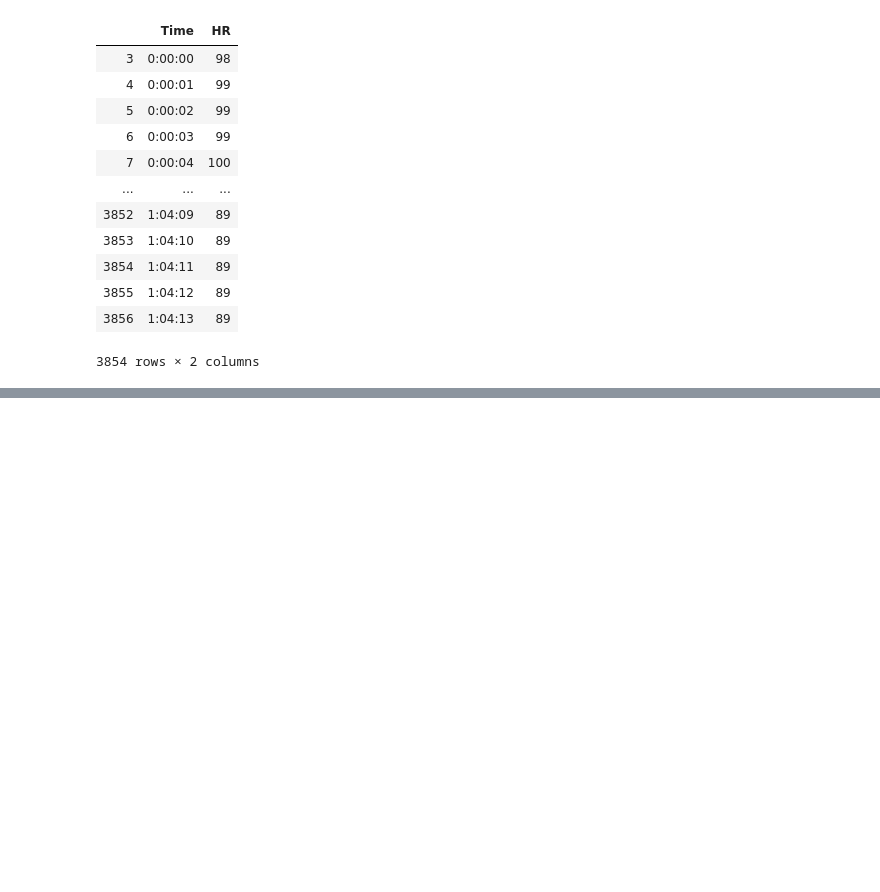
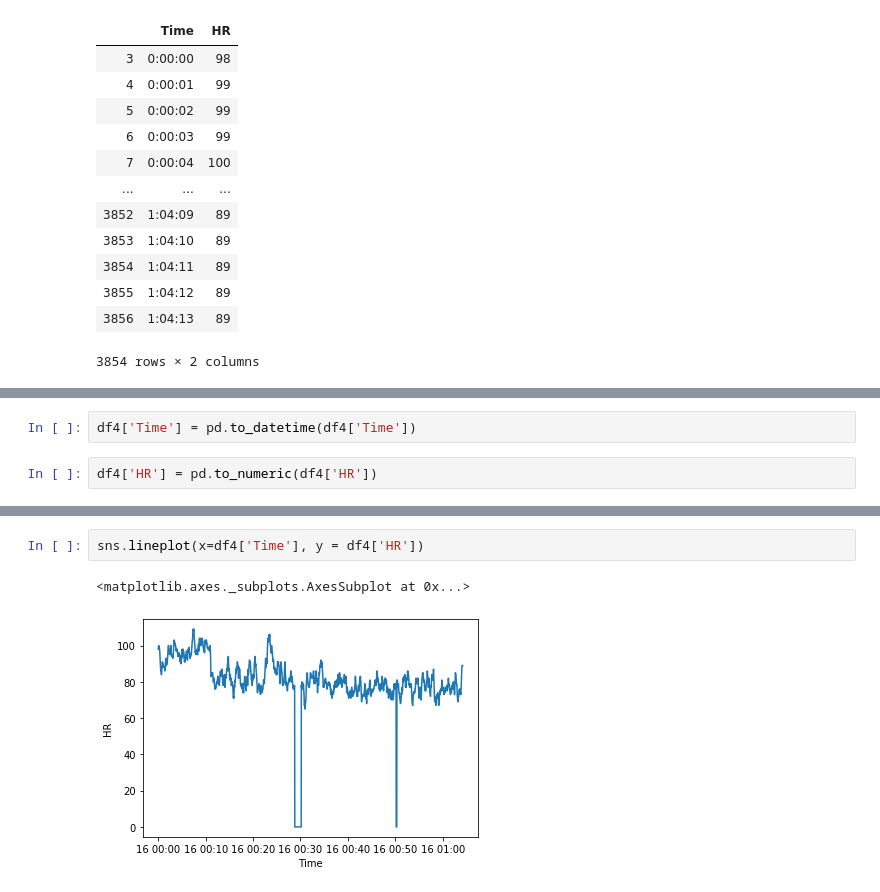
Before and after one commit to ioana-loop/DINA, a Jupyter notebook: DINA HR Analysis 1.ipynb, the cells around one changed output, grey strips where cells are left out. Saved outputs shown, nothing was run; the diff lists cells and outputs as text; blank space fills up the shorter version.

```diff
--- a/DINA HR Analysis 1.ipynb
+++ b/DINA HR Analysis 1.ipynb
@@ -183,0 +194,4 @@ AttributeError: Can only use .dt accessor with datetimelike values
+# %%
+df4['Time'] = pd.to_datetime(df4['Time'])
+# %%
+df4['HR'] = pd.to_numeric(df4['HR'])
@@ -183,0 +210,5 @@ AttributeError: Can only use .dt accessor with datetimelike values
+# %%
+sns.lineplot(x=df4['Time'], y = df4['HR'])
+# %% [output]
+<matplotlib.axes._subplots.AxesSubplot at 0x...>
+[figure, added]
```
Also changed, not shown: parts of 20 cells of this notebook.
